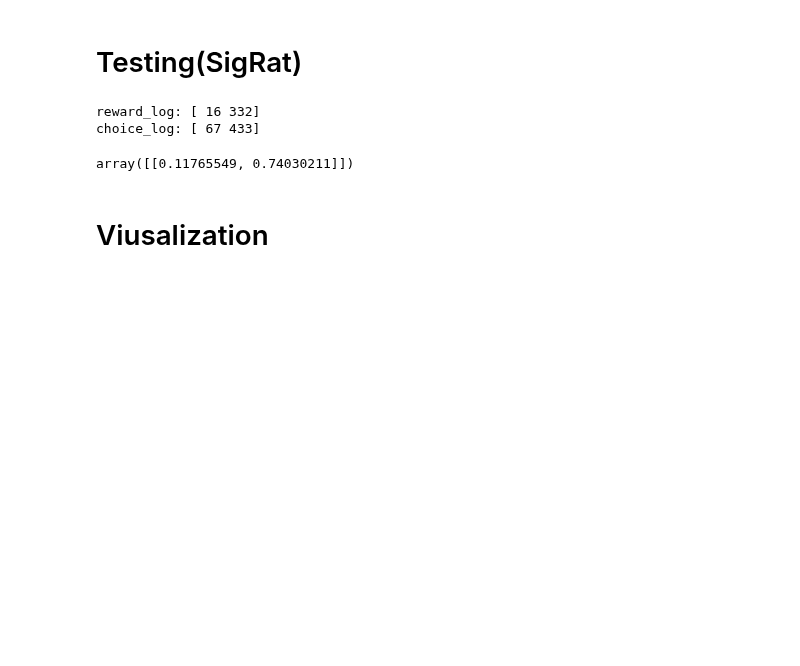
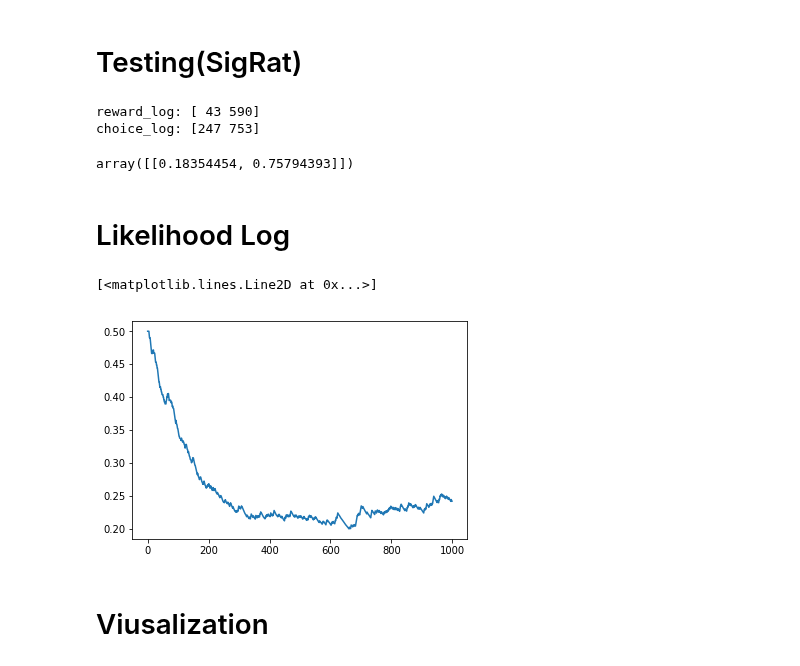
Before and after one commit to Maylibooyah69/RewardReversalPorject, a Jupyter notebook: Toy Q.ipynb, the cells around one changed output. Drawn from its saved outputs; the diff is of its cells as text; code cells hidden in the pictures; blank space fills up the shorter version.

```diff
--- a/Toy Q.ipynb
+++ b/Toy Q.ipynb
@@ -241,17 +248,24 @@ array([[0.51170041, 0.9807939 ]])
 # Testing(SigRat)
 # %%
 env=toyQ_2choice()
-rat=sig_rat(env,alpha=0.01)
-env,rat=train_rat(env,rat,500)
+rat=sig_rat(env,alpha=0.01,beta=2)
+env,rat=train_rat(env,rat,1000)
 obslog=np.array(env.obslog)
 choicelog=np.array(rat.choiceLog)
 print('reward_log:',np.sum(obslog,axis=0))
 print('choice_log:',np.sum(choicelog,axis=0))
 rat.Q
 # %% [output]
-reward_log: [ 16 332]
-choice_log: [ 67 433]
+reward_log: [ 43 590]
+choice_log: [247 753]
-array([[0.11765549, 0.74030211]])
+array([[0.18354454, 0.75794393]])
+# %% [markdown]
+# Likelihood Log
+# %%
+plt.plot(rat.lhLog) # the model prediction of going left
+# %% [output]
+[<matplotlib.lines.Line2D at 0x...>]
+[figure, added]
 # %% [markdown]
 # Viusalization
 # %%
```
Also changed, not shown: parts of 10 cells of this notebook, 1 other file.
